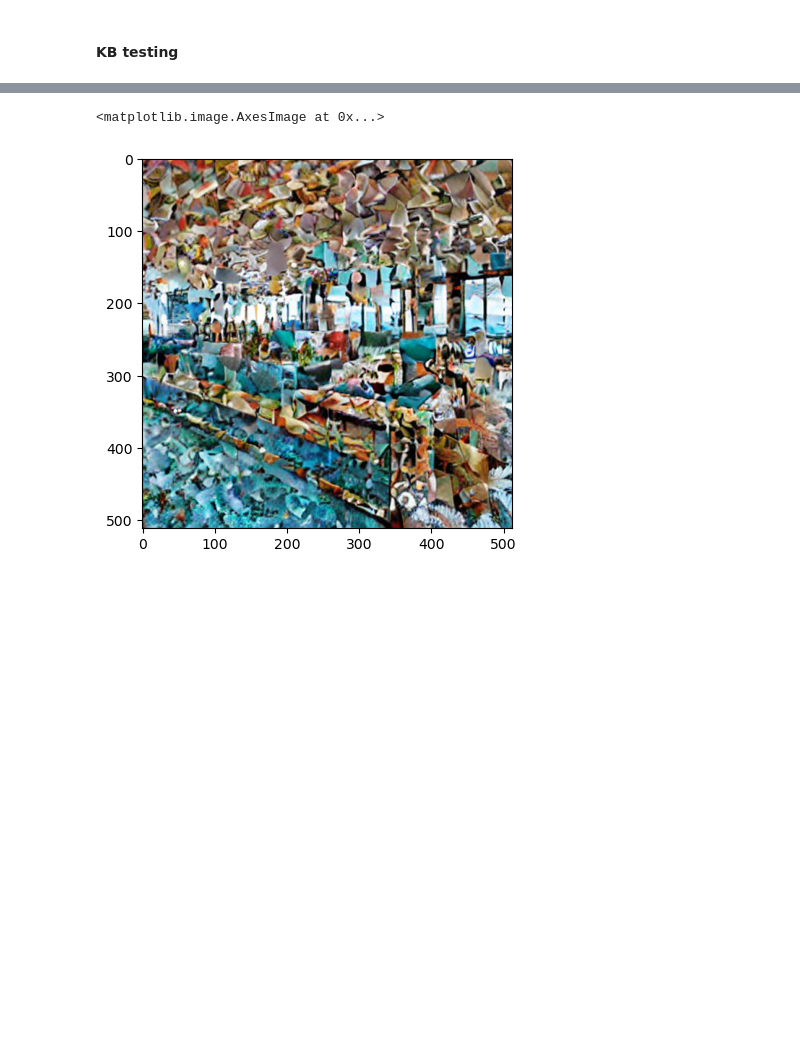
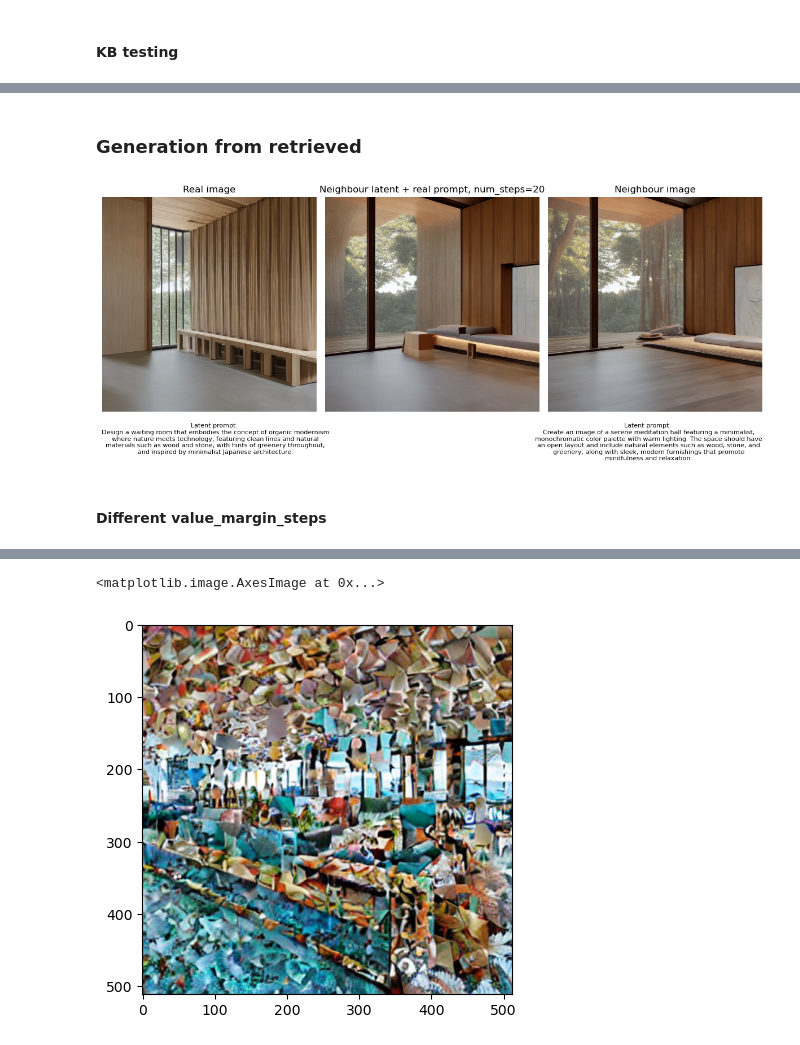
Before and after one commit to ontenkutsenko/Diffusion, a Jupyter notebook: src/notebooks/whole pipeline.ipynb, the cells around one changed output, grey strips where cells are left out. Drawn from its saved outputs; the diff is of its cells as text; code cells hidden in the pictures; blank space fills up the shorter version.

```diff
--- a/src/notebooks/whole pipeline.ipynb
+++ b/src/notebooks/whole pipeline.ipynb
@@ -326,0 +400,10 @@ plt.imshow(img)
+# %% [markdown]
+### Generation from retrieved
+# %%
+prompts = json.load(open(prompts_to_path, "r"))
+pipe = ReSDPipeline.from_pretrained(
+    "stable-diffusion-v1-5/stable-diffusion-v1-5", torch_dtype=torch.float16
+).to("cuda:1")
+# %%
+with open("../data/results/neighbours_key-margin=0_dataset-size=2000.json") as f:
+    dim_neighbours = json.load(f)
@@ -326,0 +413,61 @@ plt.imshow(img)
+# %%
+value_margin_steps = 20
+config_index = 3
+query_index = 109
+neighbour_num = 0
+# %%
+neighbours = dim_neighbours[config_index][query_index]
+with h5py.File(trajectory_path, "r") as trajectory_file:
+    neighbour_latent = trajectory_file[traj_names[neighbours[neighbour_num]]][-value_margin_steps]
+    last_real_latent = trajectory_file[traj_names[query_set[query_index]]][-1]
+    last_neighbour_latent = trajectory_file[traj_names[neighbours[neighbour_num]]][-1]
+# %%
+img_real = pipe.decode_latent_to_image(
+    latent=last_real_latent,
+)
+
+img_neighbour = pipe.decode_latent_to_image(
+    latent=last_neighbour_latent,
+)
+
+img_real_from_neighbour = generate_trajectory_from_latents(
+    prompt=prompts[str(query_set[query_index])],
+    latent=neighbour_latent,
+    device="cuda",
+    num_inference_steps=30,
+    value_margin_steps=value_margin_steps,
+    scheduler=DDIMScheduler,
+    pipeline=pipe
+)[0]
+
+#show both and prompt
+clear_output()
+fig, ax = plt.subplots(ncols = 3, figsize=(12, 5))
+prompt = prompts[str(query_set[query_index])]
+ax[1].imshow(img_real_from_neighbour)
+ax[1].set_title(f"Neighbour latent + real prompt, num_steps={value_margin_steps}")
+ax[0].imshow(img_real)
+ax[0].set_title(f"Real image")
+ax[2].imshow(img_neighbour)
+ax[2].set_title(f"Neighbour image")
+
+ax[0].axis('off')
+ax[1].axis('off')
+ax[2].axis('off')
+
+# Prepare wrapped prompts
+real_prompt = "Latent prompt: \n" + "\n".join(textwrap.wrap(prompts[str(query_set[query_index])], width=70))
+neighbour_prompt = "Latent prompt: \n" + "\n".join(textwrap.wrap(prompts[str(neighbours[neighbour_num])], width=70))
+
+# Put wrapped prompts **below** each image
+fig.text(0.18, 0.08, real_prompt, ha='center', va='top', fontsize=8)
+fig.text(0.82, 0.08, neighbour_prompt, ha='center', va='top', fontsize=8)
+
+plt.tight_layout()
+
+
+plt.show()
+# %% [output]
+[figure, added]
+# %% [markdown]
+#### Different value_margin_steps
```
Also changed, not shown: parts of 51 cells of this notebook.
